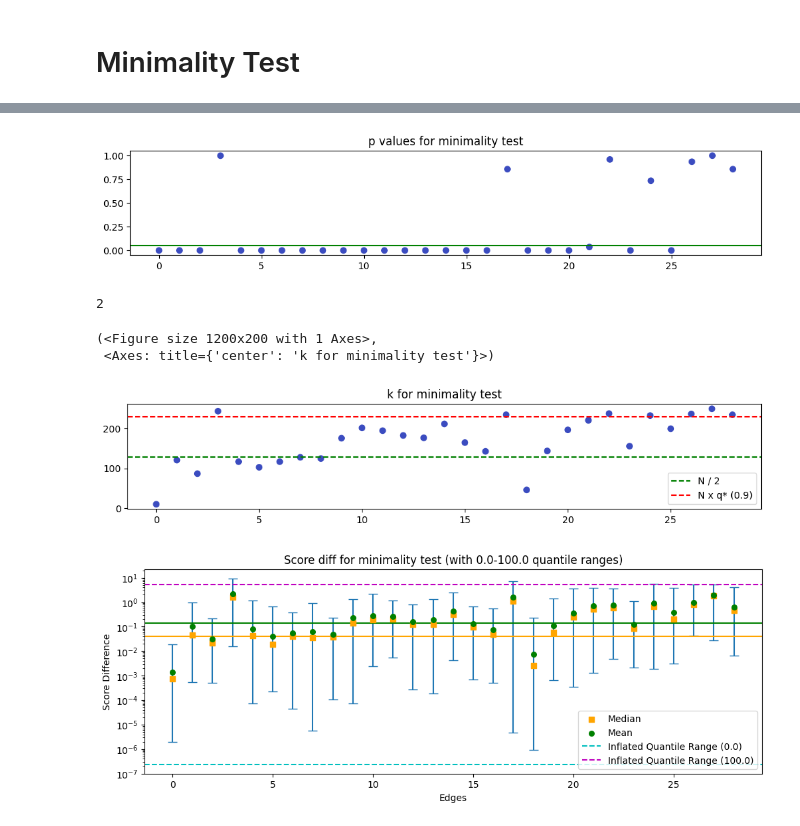
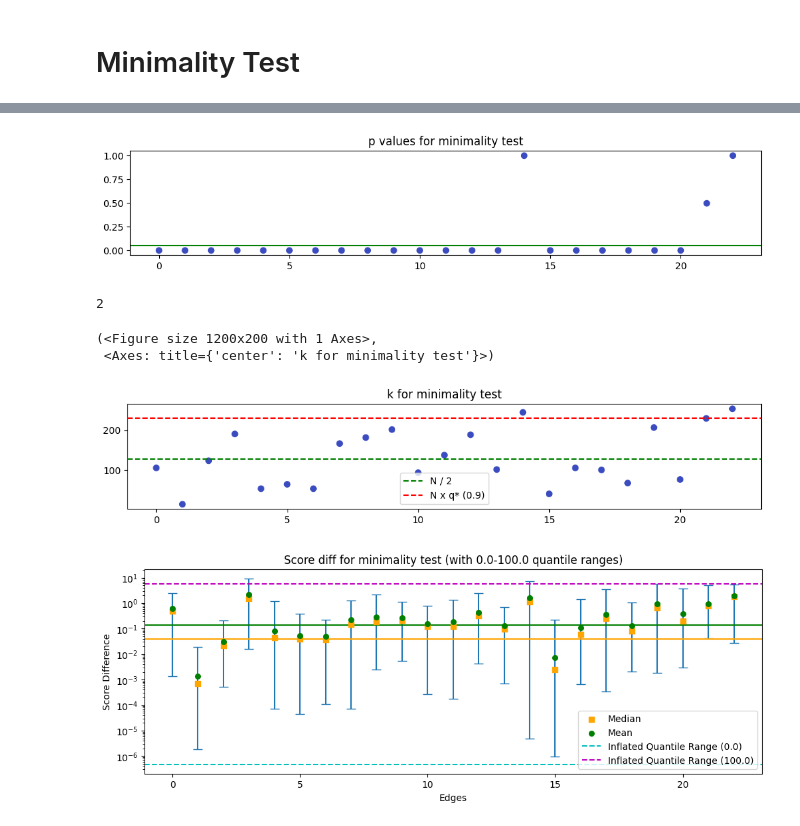
Before and after one commit to oliveradk/elk-experiments, a Jupyter notebook: notebooks/hypothesis_tests.ipynb, the cells around one changed output, grey strips where cells are left out. Saved outputs shown, nothing was run; the diff lists cells and outputs as text; code cells hidden in the pictures.

Commit message:
sequence idx work in progress nb

```diff
--- a/notebooks/hypothesis_tests.ipynb
+++ b/notebooks/hypothesis_tests.ipynb
@@ -215,4 +346,0 @@ fig = draw_seq_graph(
-# %%
-threshold = prune_scores_threshold(attribution_scores, min_equiv, use_abs=use_abs)
-edge_mask = {k: torch.abs(v) if use_abs else v > threshold for k, v in attribution_scores.items()}
-edges = edges_from_mask(task.model.srcs, task.model.dests, edge_mask)
@@ -245,0 +416,20 @@ round(len(edge_scores) - kneedle_poly.knee), round(len(edge_scores) - kneedle_1d
+# %%
+from collections import defaultdict
+last_seq_idx = max([src.seq_idx for src in task.model.edges])
+srcs = task.model.srcs
+dests = task.model.dests
+max_layer = max([dest.layer for dest in dests])
+# hmm I think sampling a path is exactly the smae
+
+# screen out edges with dest layers
+# filter out edges to resid end that are not in last sequence
+valid_edges = [edge for edge in task.model.edges if
+               not (edge.dest.name == "Resid End" and edge.seq_idx != last_seq_idx) and
+               (edge.dest.layer < max_layer - 3 or edge.seq_idx == last_seq_idx or edge.dest.name.endswith(("K", "V")))]
+
+# get edges by src and dest
+edges_by_dest_idx: dict[NodeIdx, list[Edge]] = defaultdict(list)
+edges_by_src_idx: dict[NodeIdx, list[Edge]] = defaultdict(list)
+for edge in valid_edges:
+    edges_by_dest_idx[get_node_idx(edge.dest)].append(edge)
+    edges_by_src_idx[get_node_idx(edge.src)].append(edge)
@@ -257,19 +621,16 @@ def make_complement_paths(
     ]
     return complement_paths
 # %%
-# compute threshold
-threshold = prune_scores_threshold(attribution_scores, min_equiv, use_abs=use_abs)
-# compute edges and complement paths of edges
-edge_mask = {k: torch.abs(v) if use_abs else v > threshold for k, v in attribution_scores.items()}
-edges = edges_from_mask(task.model.srcs, task.model.dests, edge_mask)
+tested_edges = edges_to_dest
+tested_scores = dead_end_score_mask
 filtered_paths = make_complement_paths(
     task.model.srcs,
     task.model.dests,
     task.model.cfg.n_layers,
-    edges
+    tested_edges
 )
 # sort edges
-edge_scores = {edge: attribution_scores[edge.dest.module_name][get_edge_idx(edge)] for edge in edges}
-edges = sorted(edge_scores.keys(), key=lambda x: abs(edge_scores[x]), reverse=False)
+edge_scores = {edge: tested_scores[edge.dest.module_name][get_edge_idx(edge)] for edge in tested_edges}
+tested_edges = sorted(edge_scores.keys(), key=lambda x: abs(edge_scores[x]), reverse=False)
 # %% [output]
 [interactive output not drawn]
@@ -278,8 +642,8 @@ edges = sorted(edge_scores.keys(), key=lambda x: abs(edge_scores[x]), reverse=Fa
 min_test_results = minimality_test(
     task.model,
     task.test_loader,
-    attribution_scores,
-    edges,
+    tested_scores,
+    tested_edges,
     filtered_paths,
     min_equiv,
     ablation_type,
@@ -294,22 +658,22 @@ min_test_results = minimality_test(
 [interactive output not drawn]
 # %%
 # plot p values as scatter plot
-fig, ax = plot_p_values(min_test_results, edges, edge_scores)
+fig, ax = plot_p_values(min_test_results, tested_edges, edge_scores)
 # %% [output]
-[figure, old version]
+[figure, new version]
 # %%
 len(next(iter(min_test_results.values())).diffs)
 # %% [output]
 2
 # %%
 # plot frac of n
-plot_edge_k(min_test_results, edges, edge_scores, task.batch_size * task.batch_count, q_star=q_star)
+plot_edge_k(min_test_results, tested_edges, edge_scores, task.batch_size * task.batch_count, q_star=q_star)
 # %% [output]
 (<Figure size 1200x200 with 1 Axes>,
  <Axes: title={'center': 'k for minimality test'}>)
-[figure, old version]
+[figure, new version]
 # %%
 # plot average diff
-fit, ax = plot_score_quantiles(min_test_results, edges, edge_scores, quantile_range=[0.00, 1.00])
+fit, ax = plot_score_quantiles(min_test_results, tested_edges, edge_scores, quantile_range=[0.00, 1.00])
 # %% [output]
-[figure, old version]
+[figure, new version]
```
Also changed, not shown: parts of 34 cells of this notebook.
